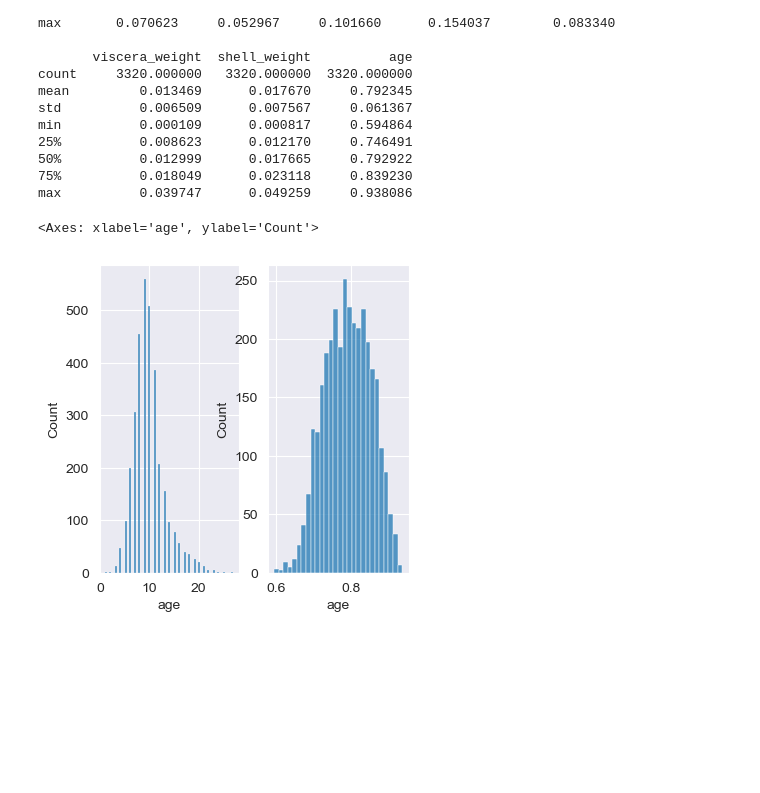
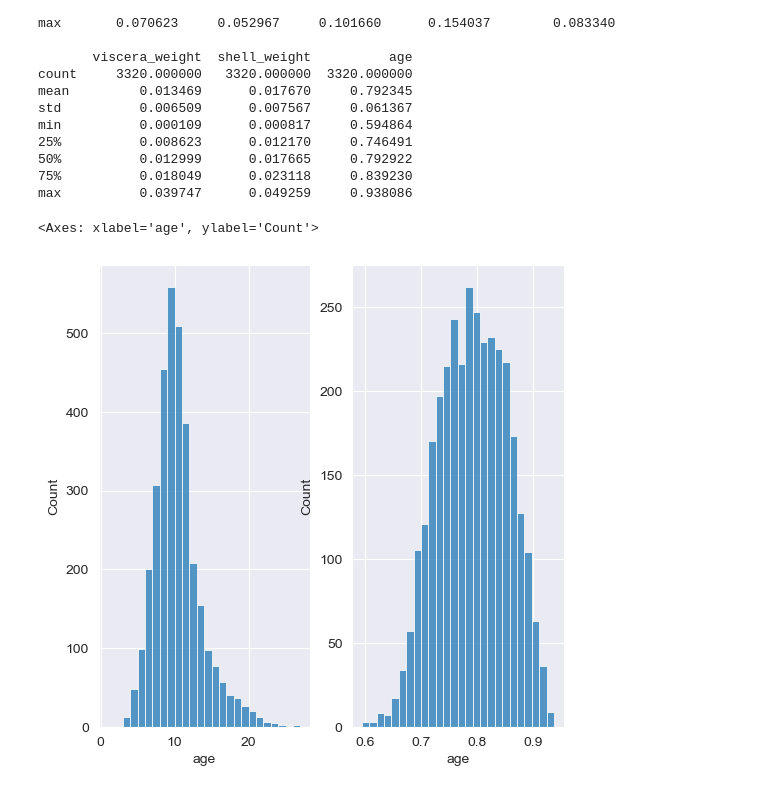
Before and after one commit to tansudasli/tensorflow-sandbox, a Jupyter notebook: sklearn_feature scaling.ipynb, the cells around one changed output. Cells and saved outputs as stored; diff of their text form; code cells hidden in the pictures; blank space fills up the shorter version.

```diff
--- a/sklearn_feature scaling.ipynb
+++ b/sklearn_feature scaling.ipynb
@@ -93,16 +106,15 @@ min          0.000109      0.000817     0.594864
 75%          0.018049      0.023118     0.839230
 max          0.039747      0.049259     0.938086
 # %%
-import matplotlib.pyplot as plt
-import seaborn as sns
+#
 
-fig, ax = plt.subplots(nrows=1, ncols=2, figsize=(4,4))
+fig, ax = plt.subplots(nrows=1, ncols=2, figsize=(6,6))
 
-sns.histplot(data=dfAbalone.age, ax = ax[0])
-sns.histplot(data=dfAbaloneNormalized.age, ax = ax[1])
+sns.histplot(data=dfAbalone.age, ax = ax[0], bins=26)
+sns.histplot(data=dfAbaloneNormalized.age, ax = ax[1], bins=26)
 # %% [output]
 <Axes: xlabel='age', ylabel='Count'>
-[figure, old version]
+[figure, new version]
 # %%
 # save to files
 
```
Also changed, not shown: parts of 3 cells of this notebook, 2 other files.
